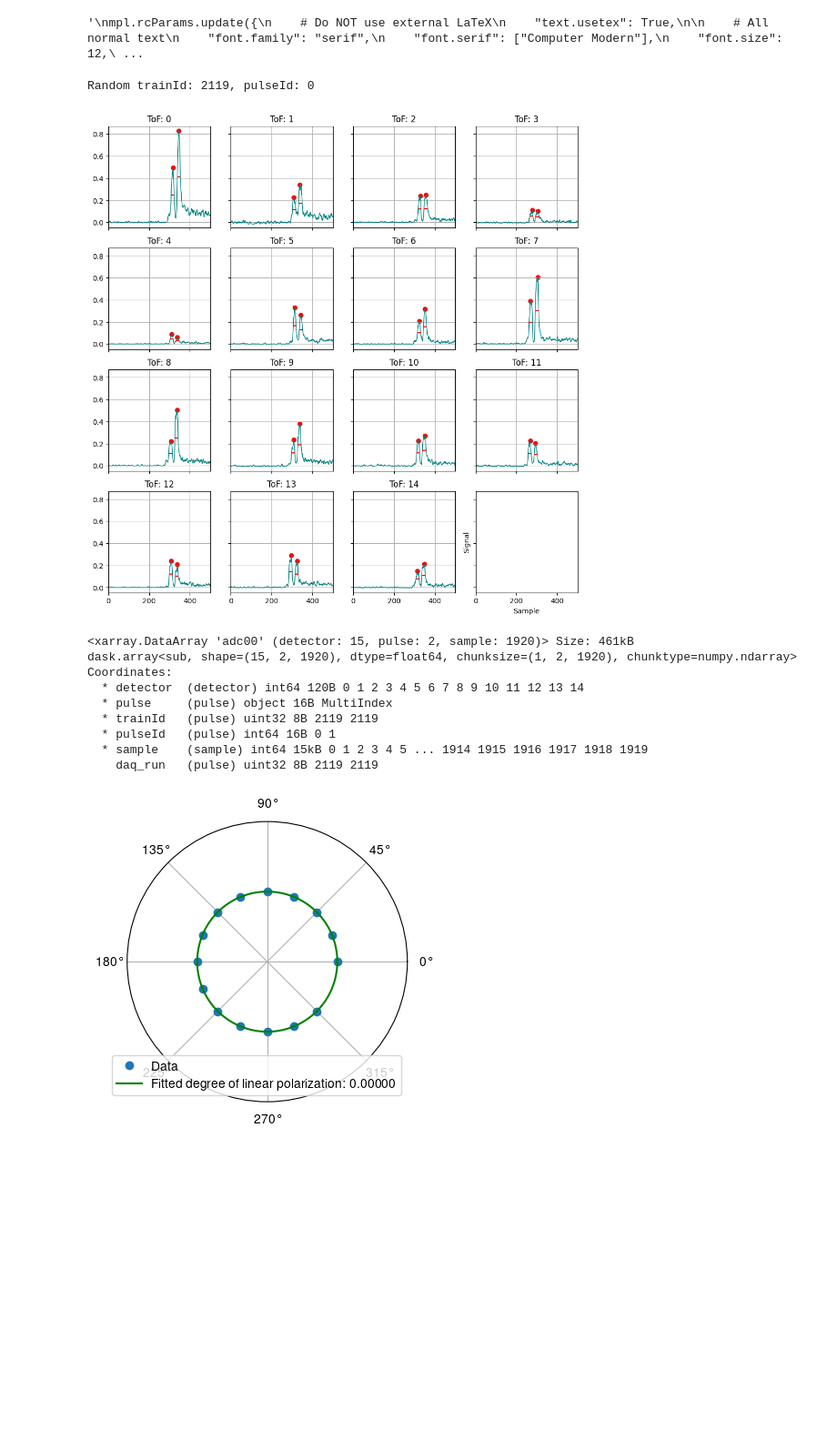
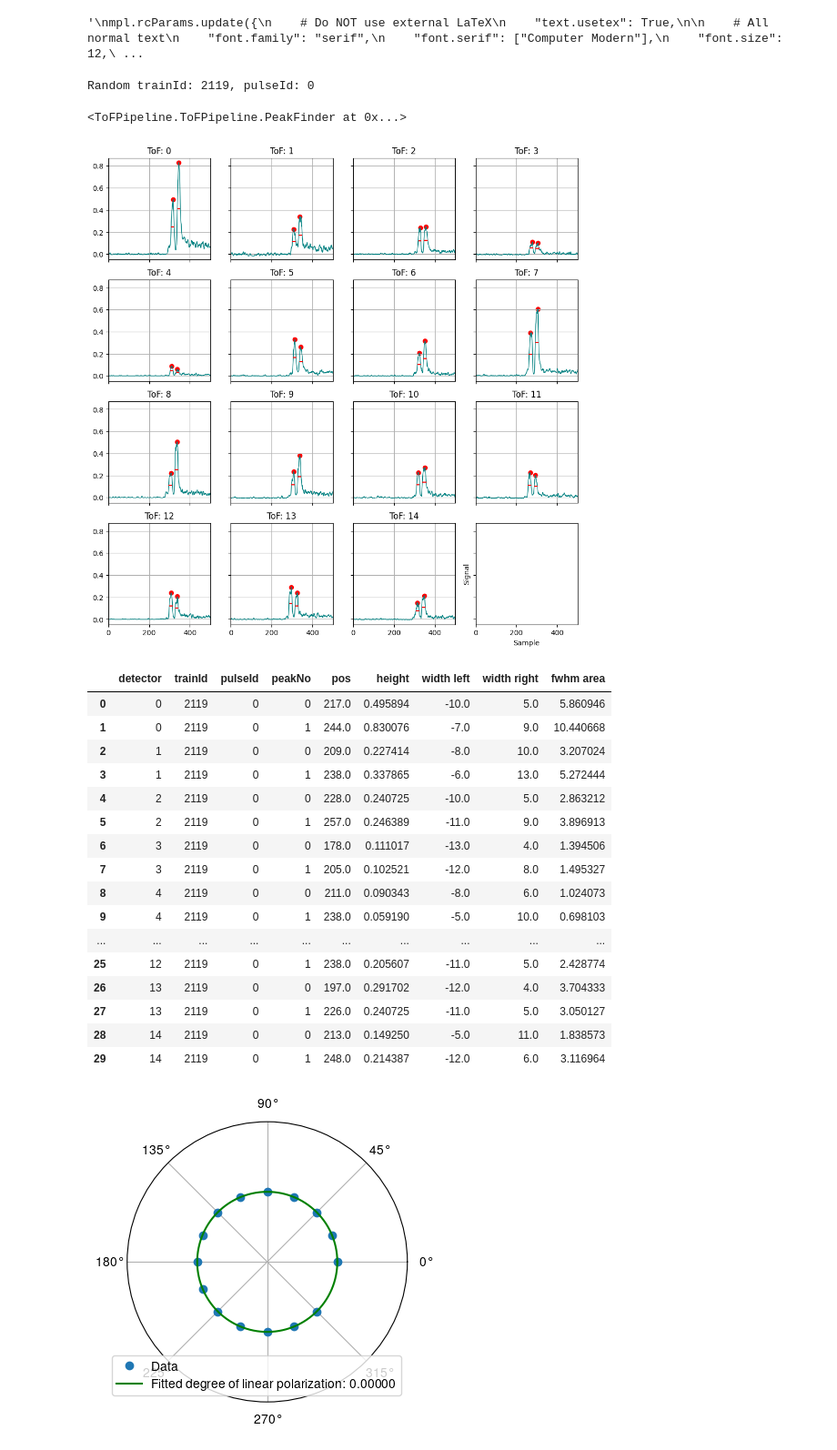
Before and after one commit to XAC-CFEL/PolScope, a Jupyter notebook: test.ipynb, the cells around one changed output. Shown at 91% size. Saved outputs shown, nothing was run; the diff lists cells and outputs as text; code cells hidden in the pictures; blank space fills up the shorter version.

```diff
--- a/test.ipynb
+++ b/test.ipynb
@@ -159,22 +159,33 @@ raw = """
 data = ToFPipeline.NXSLoader("data").load(runNumbers=[runNo]).defaultPreprocessing(baselineRegion=[1800,1850])
 # %%
 #%matplotlib widget
-results = ToFPipeline.PeakFinder(data.data).stack().normalize().smooth().process(threshold=0.01,peakNo=1,roi=[100,500],minWidth=False,symmetric=False).dataframe().plot(trainIndex=2119,logScale=False,xmin=0,xmax=500)
+results = ToFPipeline.PeakFinder(data.data).stack().normalize().smooth().process(threshold=0.01,peakNo=1,roi=[100,500],minWidth=False,symmetric=False).dataframe()
+results.results["pos"] = results.results["pos"] + 100
+results.plot(trainIndex=2119,logScale=False,xmin=0,xmax=500)
 # %% [output]
 Random trainId: 2119, pulseId: 0
+<ToFPipeline.ToFPipeline.PeakFinder at 0x...>
 [figure]
-# %%
-data.data
-# %% [output]
-<xarray.DataArray 'adc00' (detector: 15, pulse: 2, sample: 1920)> Size: 461kB
-dask.array<sub, shape=(15, 2, 1920), dtype=float64, chunksize=(1, 2, 1920), chunktype=numpy.ndarray>
-Coordinates:
-  * detector  (detector) int64 120B 0 1 2 3 4 5 6 7 8 9 10 11 12 13 14
-  * pulse     (pulse) object 16B MultiIndex
-  * trainId   (pulse) uint32 8B 2119 2119
-  * pulseId   (pulse) int64 16B 0 1
-  * sample    (sample) int64 15kB 0 1 2 3 4 5 ... 1914 1915 1916 1917 1918 1919
-    daq_run   (pulse) uint32 8B 2119 2119
+# %%
+results.results
+# %% [output]
+|  | detector | trainId | pulseId | peakNo | pos | height | width left | width right | fwhm area |
+| 0 | 0 | 2119 | 0 | 0 | 217.0 | 0.495894 | -10.0 | 5.0 | 5.860946 |
+| 1 | 0 | 2119 | 0 | 1 | 244.0 | 0.830076 | -7.0 | 9.0 | 10.440668 |
+| 2 | 1 | 2119 | 0 | 0 | 209.0 | 0.227414 | -8.0 | 10.0 | 3.207024 |
+| 3 | 1 | 2119 | 0 | 1 | 238.0 | 0.337865 | -6.0 | 13.0 | 5.272444 |
+| 4 | 2 | 2119 | 0 | 0 | 228.0 | 0.240725 | -10.0 | 5.0 | 2.863212 |
+| 5 | 2 | 2119 | 0 | 1 | 257.0 | 0.246389 | -11.0 | 9.0 | 3.896913 |
+| 6 | 3 | 2119 | 0 | 0 | 178.0 | 0.111017 | -13.0 | 4.0 | 1.394506 |
+| 7 | 3 | 2119 | 0 | 1 | 205.0 | 0.102521 | -12.0 | 8.0 | 1.495327 |
+| 8 | 4 | 2119 | 0 | 0 | 211.0 | 0.090343 | -8.0 | 6.0 | 1.024073 |
+| 9 | 4 | 2119 | 0 | 1 | 238.0 | 0.059190 | -5.0 | 10.0 | 0.698103 |
+| ... | ... | ... | ... | ... | ... | ... | ... | ... | ... |
+| 25 | 12 | 2119 | 0 | 1 | 238.0 | 0.205607 | -11.0 | 5.0 | 2.428774 |
+| 26 | 13 | 2119 | 0 | 0 | 197.0 | 0.291702 | -12.0 | 4.0 | 3.704333 |
+| 27 | 13 | 2119 | 0 | 1 | 226.0 | 0.240725 | -11.0 | 5.0 | 3.050127 |
+| 28 | 14 | 2119 | 0 | 0 | 213.0 | 0.149250 | -5.0 | 11.0 | 1.838573 |
+| 29 | 14 | 2119 | 0 | 1 | 248.0 | 0.214387 | -12.0 | 6.0 | 3.116964 |
 # %%
 ToFPipeline.AuxFunc(results.results).addData(data.angles, key="Angles", axis="detector")
 import pandas as pd
```
